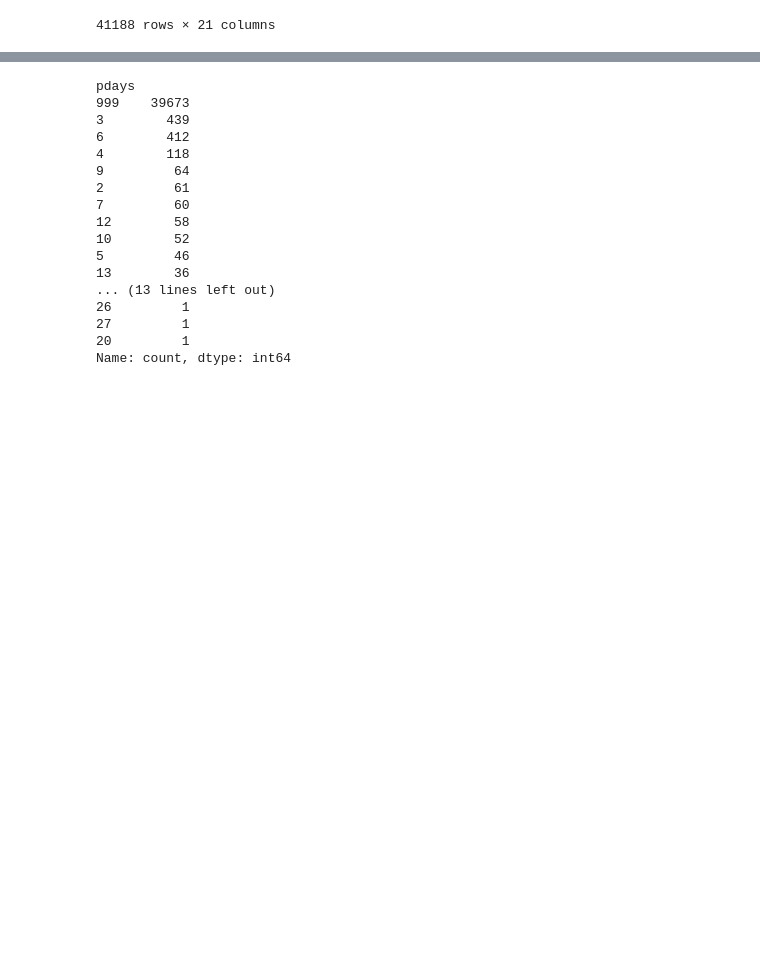
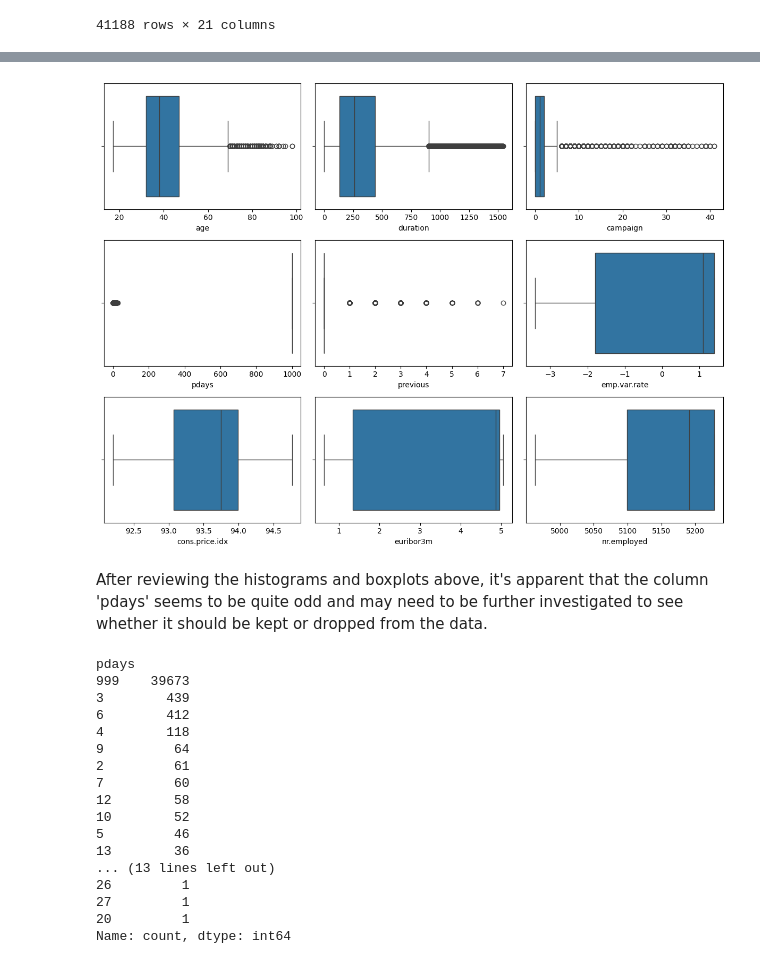
Before and after one commit to 4GeeksAcademy/Kransky_85_logistic_regression_project_template, a Jupyter notebook: src/explore.ipynb, the cells around one changed output, grey strips where cells are left out. Saved outputs shown, nothing was run; the diff lists cells and outputs as text; code cells hidden in the pictures; blank space fills up the shorter version.

```diff
--- a/src/explore.ipynb
+++ b/src/explore.ipynb
@@ -120 +321,21 @@ dtype: int64
+# %%
+fig, axis = plt.subplots(3, 3, figsize = (12, 9))
+
+sns.boxplot(ax = axis[0, 0], data=df, x="age").set(ylabel = None)
+sns.boxplot(ax = axis[0, 1], data = df, x = "duration").set(ylabel = None)
+sns.boxplot(ax = axis[0, 2], data = df, x = "campaign").set(ylabel = None)
+sns.boxplot(ax = axis[1, 0], data = df, x = "pdays")
+sns.boxplot(ax = axis[1, 1], data = df, x = "previous").set(ylabel = None)
+sns.boxplot(ax = axis[1, 2], data = df, x = "emp.var.rate").set(ylabel = None)
+sns.boxplot(ax = axis[2, 0], data = df, x = "cons.price.idx").set(ylabel = None)
+sns.boxplot(ax = axis[2, 1], data = df, x = "euribor3m").set(ylabel = None)
+sns.boxplot(ax = axis[2, 2], data = df, x = "nr.employed").set(ylabel = None)
+
+plt.tight_layout()
+
+plt.show()
+# %% [output]
+[figure, added]
+# %% [markdown]
+After reviewing the histograms and boxplots above, it's apparent that the column 'pdays' seems to be quite odd and may need to be further investigated to see whether it should be kept or dropped from the data.
 # %%
```
Also changed, not shown: parts of 33 cells of this notebook.
